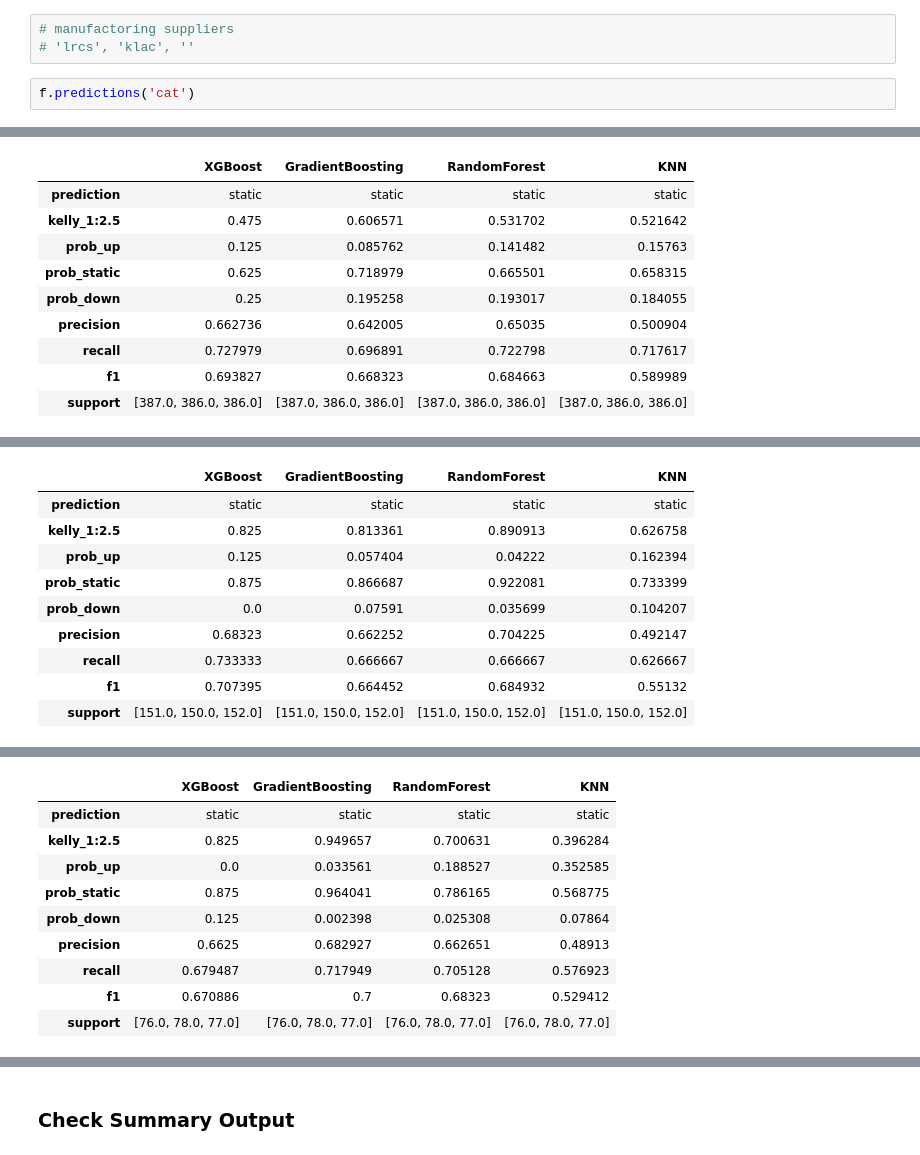
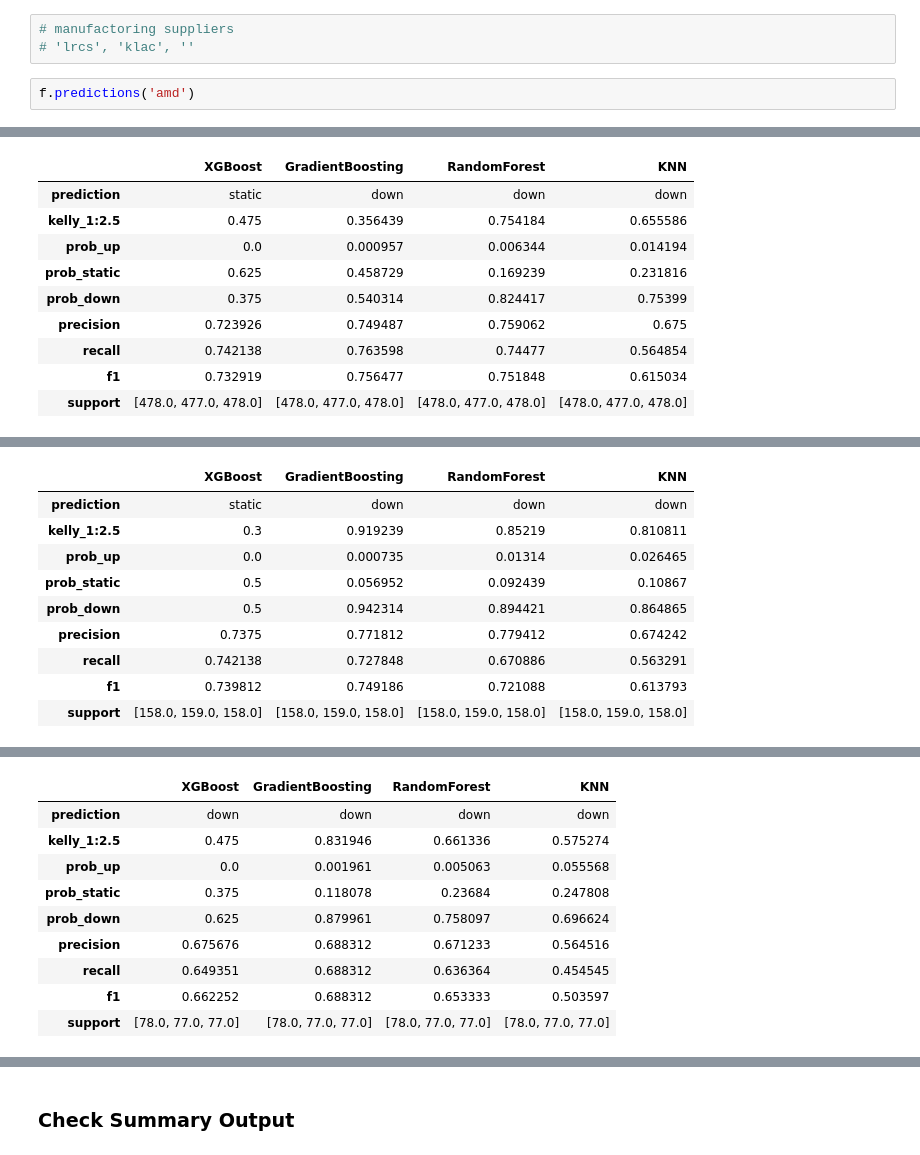
Before and after one commit to yuchild/stock_production, a Jupyter notebook: stock_next_time_frame_predictor.ipynb, the cells around one changed output, grey strips where cells are left out. Saved outputs shown, nothing was run; the diff lists cells and outputs as text.

```diff
--- a/stock_next_time_frame_predictor.ipynb
+++ b/stock_next_time_frame_predictor.ipynb
@@ -43,5 +43,5 @@ from src import functions as f
 # manufactoring suppliers
 # 'lrcs', 'klac', ''
 # %%
-f.predictions('cat')
+f.predictions('amd')
 # %% [output]
@@ -49,10 +49,10 @@ CAT 5m Interval Timestamp: 2024-10-20 03:59:29
 |  | XGBoost | GradientBoosting | RandomForest | KNN |
-| prediction | static | static | static | static |
-| kelly_1:2.5 | 0.475 | 0.606571 | 0.531702 | 0.521642 |
-| prob_up | 0.125 | 0.085762 | 0.141482 | 0.15763 |
-| prob_static | 0.625 | 0.718979 | 0.665501 | 0.658315 |
-| prob_down | 0.25 | 0.195258 | 0.193017 | 0.184055 |
-| precision | 0.662736 | 0.642005 | 0.65035 | 0.500904 |
-| recall | 0.727979 | 0.696891 | 0.722798 | 0.717617 |
-| f1 | 0.693827 | 0.668323 | 0.684663 | 0.589989 |
-| support | [387.0, 386.0, 386.0] | [387.0, 386.0, 386.0] | [387.0, 386.0, 386.0] | [387.0, 386.0, 386.0] |
+| prediction | static | down | down | down |
+| kelly_1:2.5 | 0.475 | 0.356439 | 0.754184 | 0.655586 |
+| prob_up | 0.0 | 0.000957 | 0.006344 | 0.014194 |
+| prob_static | 0.625 | 0.458729 | 0.169239 | 0.231816 |
+| prob_down | 0.375 | 0.540314 | 0.824417 | 0.75399 |
+| precision | 0.723926 | 0.749487 | 0.759062 | 0.675 |
+| recall | 0.742138 | 0.763598 | 0.74477 | 0.564854 |
+| f1 | 0.732919 | 0.756477 | 0.751848 | 0.615034 |
+| support | [478.0, 477.0, 478.0] | [478.0, 477.0, 478.0] | [478.0, 477.0, 478.0] | [478.0, 477.0, 478.0] |
@@ -60,10 +60,10 @@ CAT 15m Interval Timestamp: 2024-10-20 03:59:36
 |  | XGBoost | GradientBoosting | RandomForest | KNN |
-| prediction | static | static | static | static |
-| kelly_1:2.5 | 0.825 | 0.813361 | 0.890913 | 0.626758 |
-| prob_up | 0.125 | 0.057404 | 0.04222 | 0.162394 |
-| prob_static | 0.875 | 0.866687 | 0.922081 | 0.733399 |
-| prob_down | 0.0 | 0.07591 | 0.035699 | 0.104207 |
-| precision | 0.68323 | 0.662252 | 0.704225 | 0.492147 |
-| recall | 0.733333 | 0.666667 | 0.666667 | 0.626667 |
-| f1 | 0.707395 | 0.664452 | 0.684932 | 0.55132 |
-| support | [151.0, 150.0, 152.0] | [151.0, 150.0, 152.0] | [151.0, 150.0, 152.0] | [151.0, 150.0, 152.0] |
+| prediction | static | down | down | down |
+| kelly_1:2.5 | 0.3 | 0.919239 | 0.85219 | 0.810811 |
+| prob_up | 0.0 | 0.000735 | 0.01314 | 0.026465 |
+| prob_static | 0.5 | 0.056952 | 0.092439 | 0.10867 |
+| prob_down | 0.5 | 0.942314 | 0.894421 | 0.864865 |
+| precision | 0.7375 | 0.771812 | 0.779412 | 0.674242 |
+| recall | 0.742138 | 0.727848 | 0.670886 | 0.563291 |
+| f1 | 0.739812 | 0.749186 | 0.721088 | 0.613793 |
+| support | [158.0, 159.0, 158.0] | [158.0, 159.0, 158.0] | [158.0, 159.0, 158.0] | [158.0, 159.0, 158.0] |
@@ -71,10 +71,10 @@ CAT 30m Interval Timestamp: 2024-10-20 03:59:39
 |  | XGBoost | GradientBoosting | RandomForest | KNN |
-| prediction | static | static | static | static |
-| kelly_1:2.5 | 0.825 | 0.949657 | 0.700631 | 0.396284 |
-| prob_up | 0.0 | 0.033561 | 0.188527 | 0.352585 |
-| prob_static | 0.875 | 0.964041 | 0.786165 | 0.568775 |
-| prob_down | 0.125 | 0.002398 | 0.025308 | 0.07864 |
-| precision | 0.6625 | 0.682927 | 0.662651 | 0.48913 |
-| recall | 0.679487 | 0.717949 | 0.705128 | 0.576923 |
-| f1 | 0.670886 | 0.7 | 0.68323 | 0.529412 |
-| support | [76.0, 78.0, 77.0] | [76.0, 78.0, 77.0] | [76.0, 78.0, 77.0] | [76.0, 78.0, 77.0] |
+| prediction | down | down | down | down |
+| kelly_1:2.5 | 0.475 | 0.831946 | 0.661336 | 0.575274 |
+| prob_up | 0.0 | 0.001961 | 0.005063 | 0.055568 |
+| prob_static | 0.375 | 0.118078 | 0.23684 | 0.247808 |
+| prob_down | 0.625 | 0.879961 | 0.758097 | 0.696624 |
+| precision | 0.675676 | 0.688312 | 0.671233 | 0.564516 |
+| recall | 0.649351 | 0.688312 | 0.636364 | 0.454545 |
+| f1 | 0.662252 | 0.688312 | 0.653333 | 0.503597 |
+| support | [78.0, 77.0, 77.0] | [78.0, 77.0, 77.0] | [78.0, 77.0, 77.0] | [78.0, 77.0, 77.0] |
```
Also changed, not shown: parts of 1 cell of this notebook, 12 other files.
